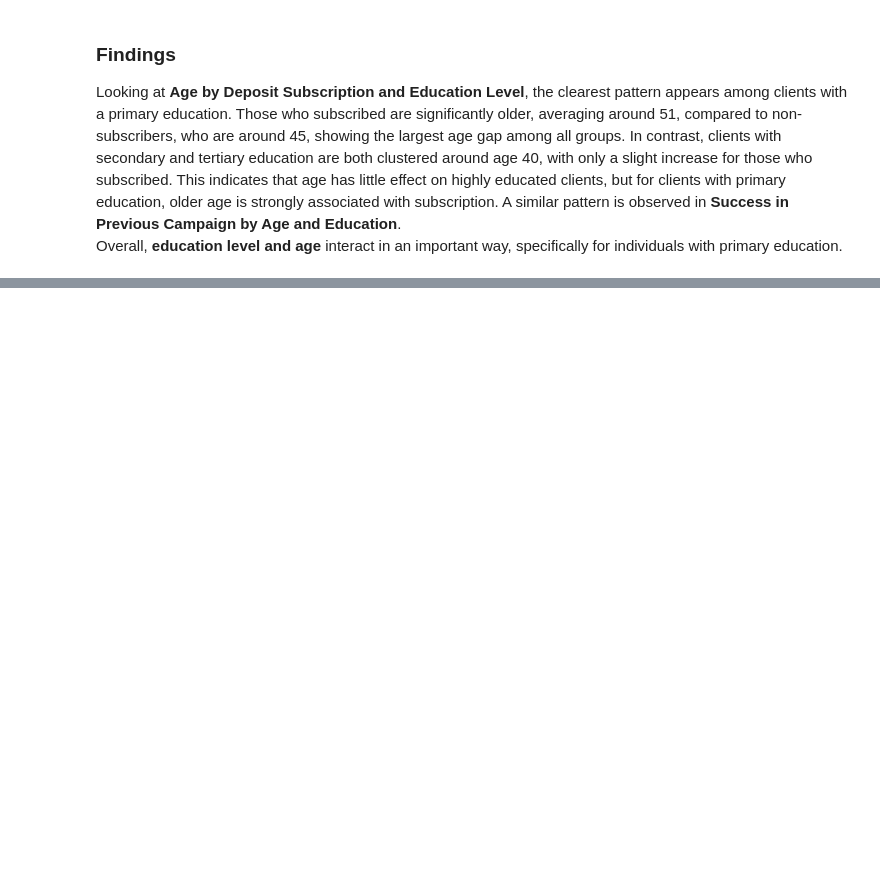
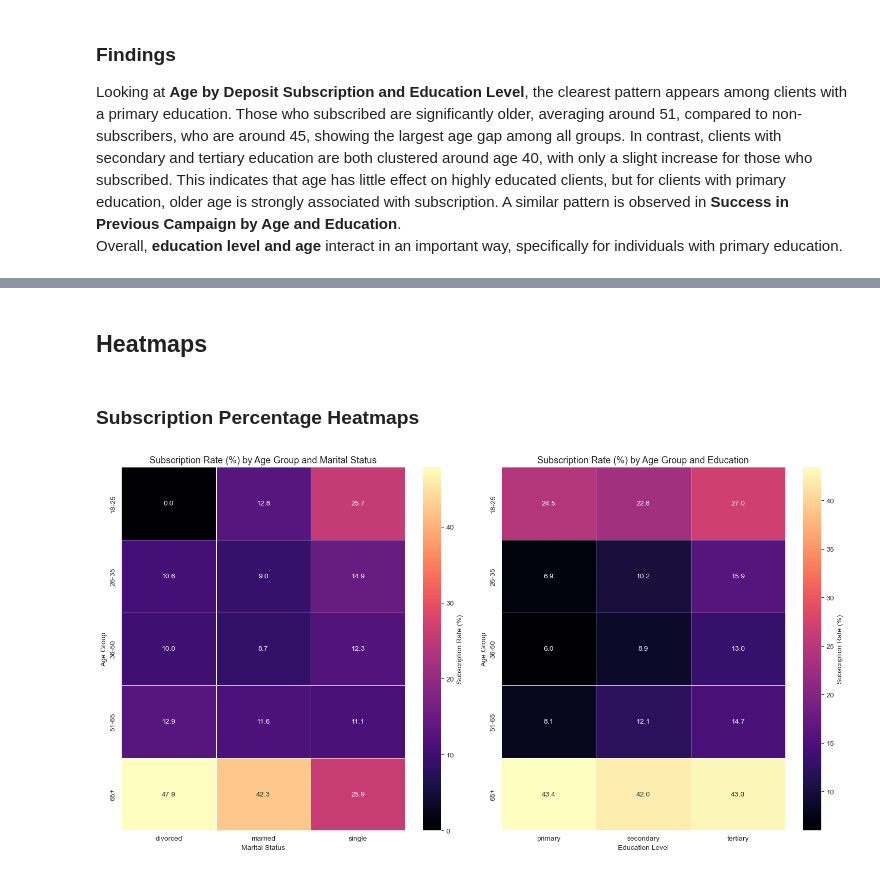
Before and after one commit to samermarroki/ADS500Bfinalproject, a Jupyter notebook: data_analysis/visualization_and_data_analysis.ipynb, the cells around one changed output, grey strips where cells are left out. Drawn from its saved outputs; the diff is of its cells as text; code cells hidden in the pictures; blank space fills up the shorter version.

```diff
--- a/data_analysis/visualization_and_data_analysis.ipynb
+++ b/data_analysis/visualization_and_data_analysis.ipynb
@@ -469,0 +503,35 @@ Overall, **education level and age** interact in an important way, specifically
+# %% [markdown]
+## Heatmaps
+# %% [markdown]
+### Subscription Percentage Heatmaps
+# %%
+fig, axes = plt.subplots(1, 2, figsize=(15, 8))
+
+# age group vs marital status
+pivot = (bank_reduced_df.groupby(['age_group', 'marital'])['deposit']
+         .apply(lambda x: (x == 'yes').mean() * 100).reset_index())
+pivot.columns = ['age_group', 'marital', 'subscription_rate']
+pivot_table = pivot.pivot(index='age_group', columns='marital', values='subscription_rate')
+
+sns.heatmap(pivot_table, annot=True, fmt='.1f', cmap='magma', linewidths=0.5,
+            cbar_kws={'label': 'Subscription Rate (%)'}, ax=axes[0])
+axes[0].set_title('Subscription Rate (%) by Age Group and Marital Status', fontsize=13)
+axes[0].set_xlabel('Marital Status')
+axes[0].set_ylabel('Age Group')
+
+# age group vs education
+pivot = (bank_reduced_df.groupby(['age_group', 'education'])['deposit']
+         .apply(lambda x: (x == 'yes').mean() * 100).reset_index())
+pivot.columns = ['age_group', 'education', 'subscription_rate']
+pivot_table = pivot.pivot(index='age_group', columns='education', values='subscription_rate')
+sns.heatmap(pivot_table, annot=True, fmt='.1f', cmap='magma', linewidths=0.5,
+            cbar_kws={'label': 'Subscription Rate (%)'}, ax=axes[1])
+axes[1].set_title('Subscription Rate (%) by Age Group and Education', fontsize=13)
+axes[1].set_xlabel('Education Level')
+axes[1].set_ylabel('Age Group')
+
+plt.tight_layout()
+plt.savefig('../images/heatmap_age_marital_education.png')
+plt.show()
+# %% [output]
+[figure, added]
```
Also changed, not shown: parts of 16 cells of this notebook, 9 other files.
